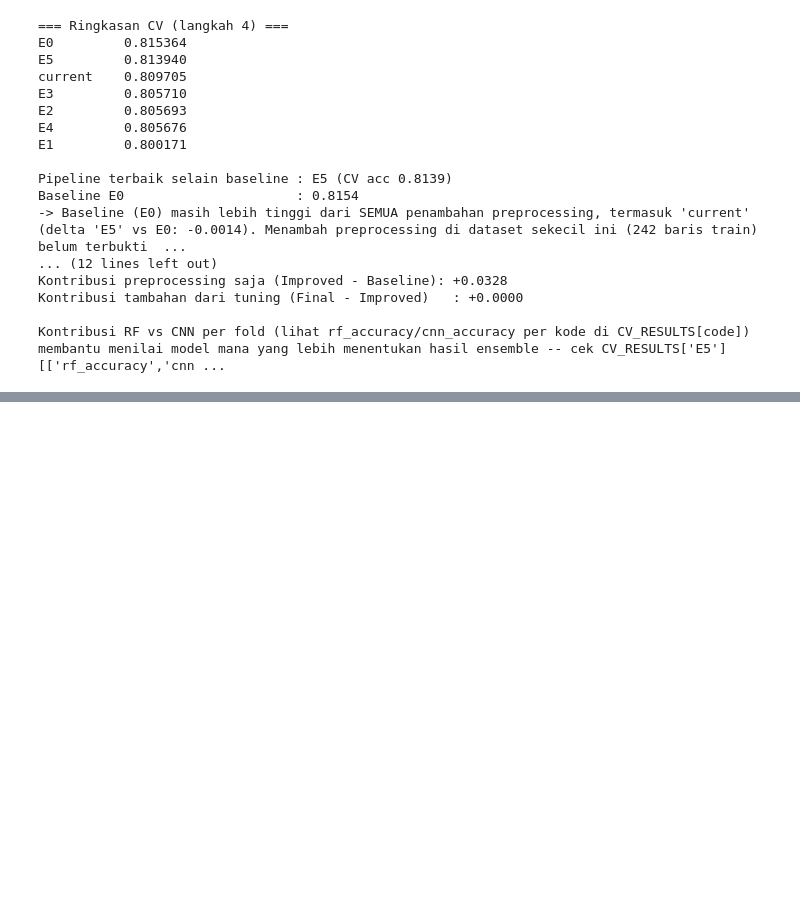
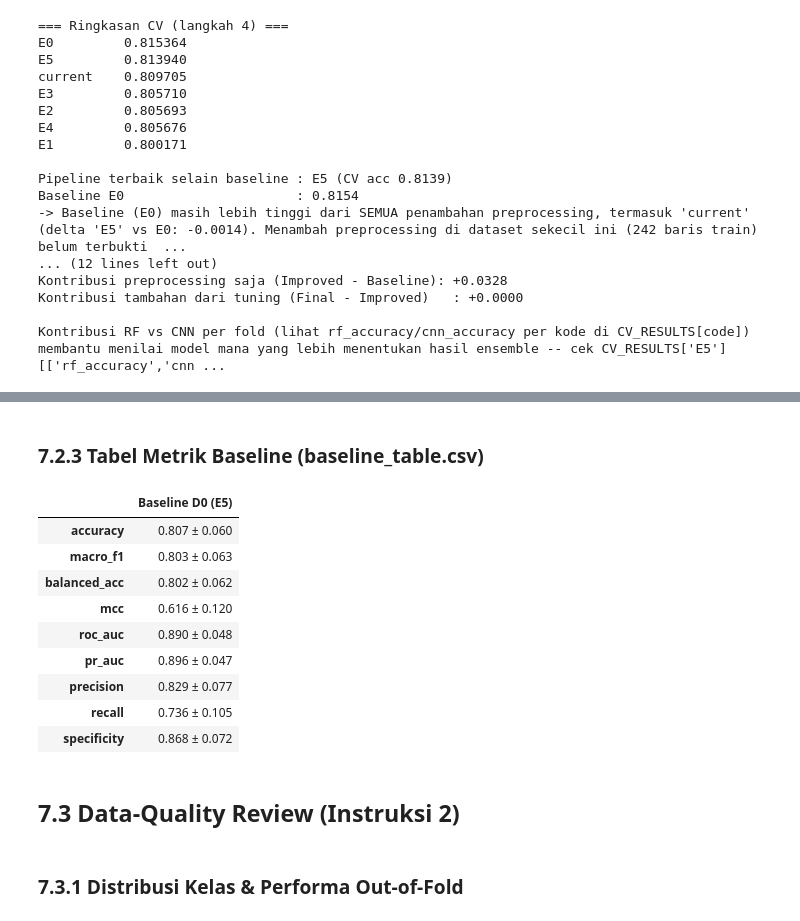
Before and after one commit to marcoyap41/heart-disease-prediction, a Jupyter notebook: main.ipynb, the cells around one changed output, grey strips where cells are left out. Cells and saved outputs as stored; diff of their text form; code cells hidden in the pictures; blank space fills up the shorter version.

```diff
--- a/main.ipynb
+++ b/main.ipynb
@@ -1864,0 +2334,23 @@ Kontribusi RF vs CNN per fold (lihat rf_accuracy/cnn_accuracy per kode di CV_RES
+# %% [markdown]
+### 7.2.3 Tabel Metrik Baseline (baseline_table.csv)
+# %%
+r = pd.read_csv(f"{ART_DIR}/cv_results.csv")
+b = r[r.exp == BASELINE_CODE][METRIC_COLS + ["precision", "recall", "specificity"]].agg(["mean", "std"]).T
+baseline_table = pd.DataFrame({"Baseline D0 (" + BASELINE_CODE + ")": b.apply(lambda x: f"{x['mean']:.3f} ± {x['std']:.3f}", axis=1)})
+baseline_table.to_csv(f"{ART_DIR}/baseline_table.csv")
+baseline_table
+# %% [output]
+|  | Baseline D0 (E5) |
+| accuracy | 0.807 ± 0.060 |
+| macro_f1 | 0.803 ± 0.063 |
+| balanced_acc | 0.802 ± 0.062 |
+| mcc | 0.616 ± 0.120 |
+| roc_auc | 0.890 ± 0.048 |
+| pr_auc | 0.896 ± 0.047 |
+| precision | 0.829 ± 0.077 |
+| recall | 0.736 ± 0.105 |
+| specificity | 0.868 ± 0.072 |
+# %% [markdown]
+## 7.3 Data-Quality Review (Instruksi 2)
+# %% [markdown]
+### 7.3.1 Distribusi Kelas & Performa Out-of-Fold
```
Also changed, not shown: parts of 55 cells of this notebook, 6 other files.
